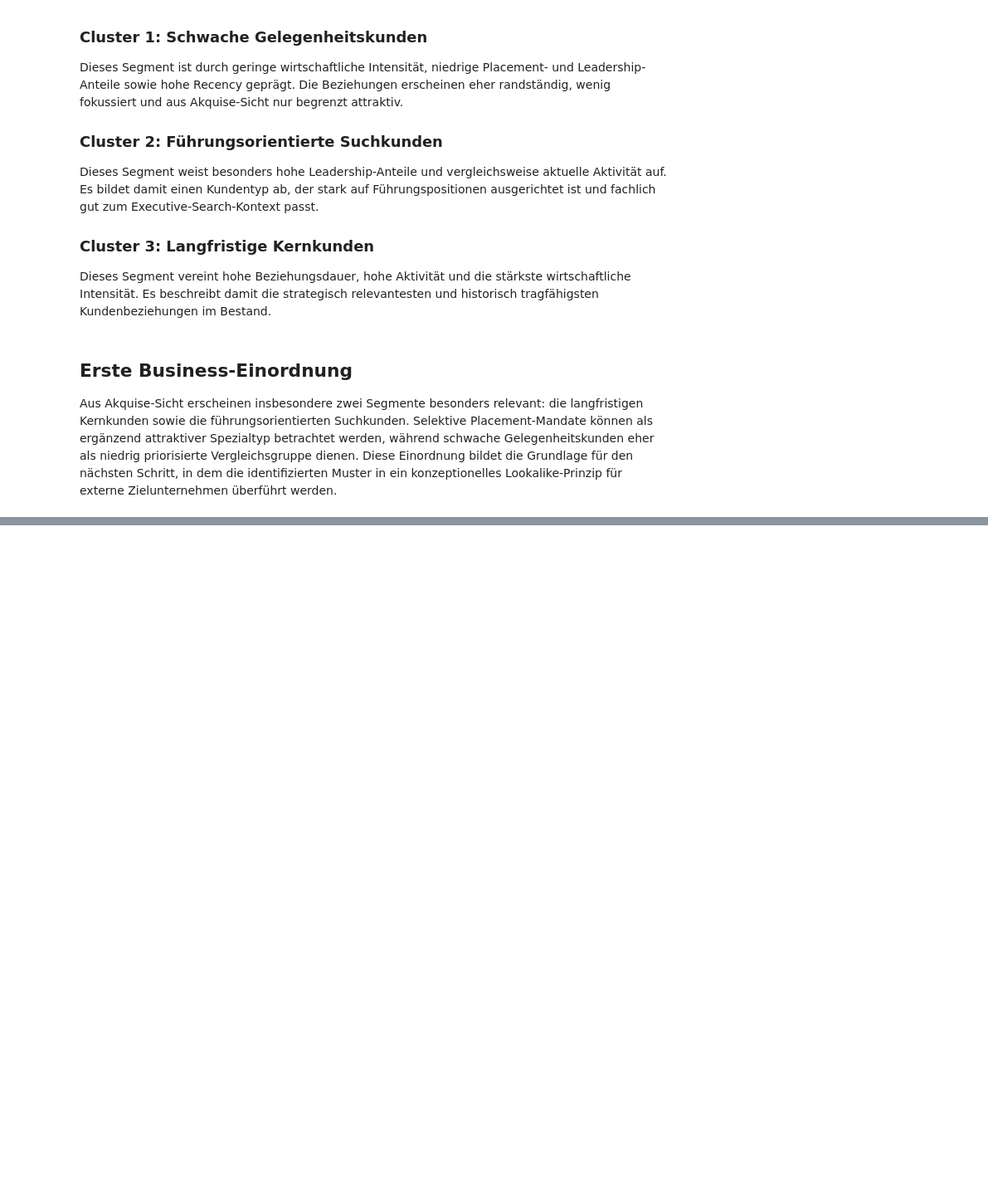
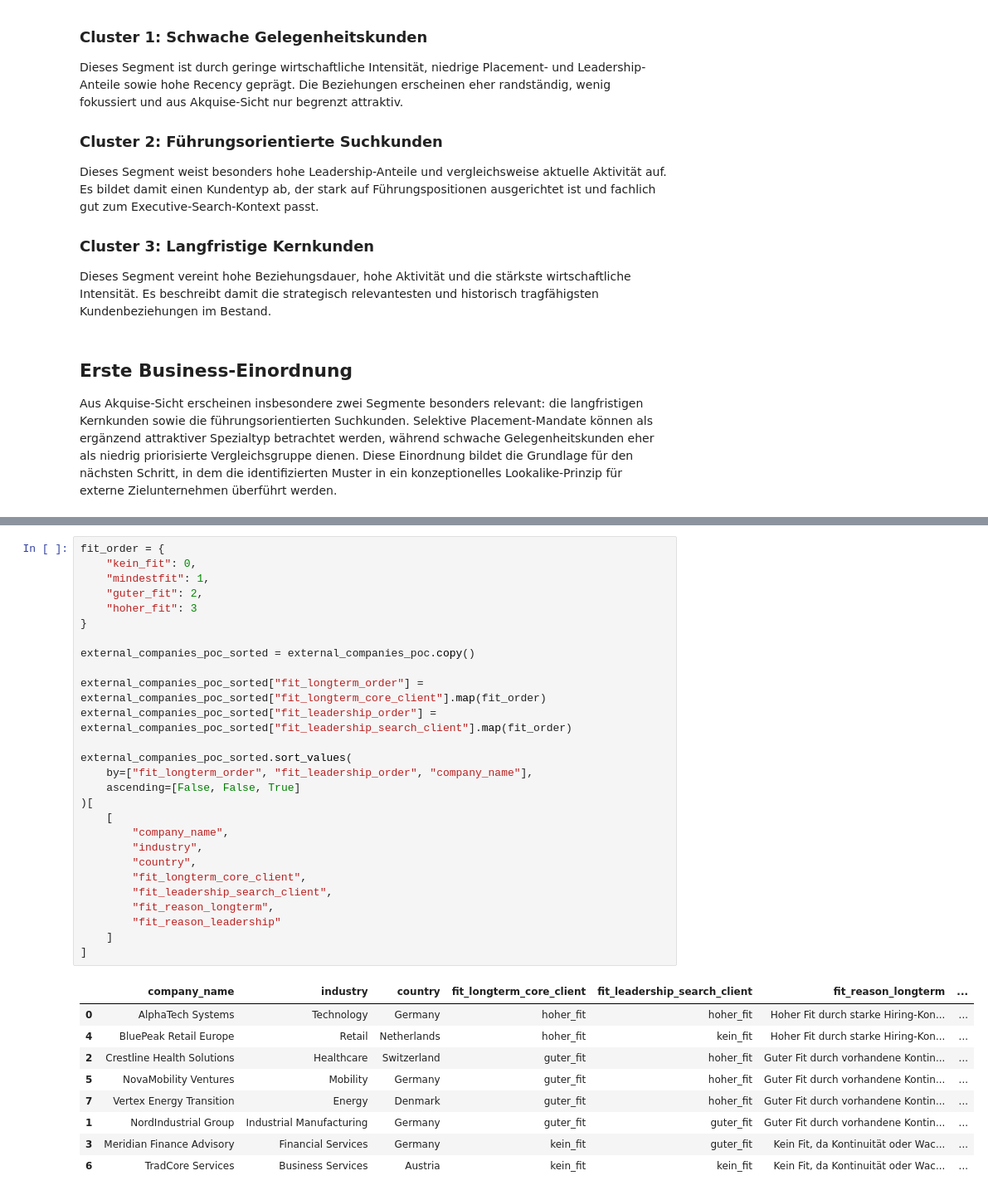
Before and after one commit to jensus-rep/data01-executive-search-analytics, a Jupyter notebook: notebooks/01_data_import_and_debitor_matrix.ipynb, the cells around one changed output, grey strips where cells are left out. Shown at 83% size. Saved outputs shown, nothing was run; the diff lists cells and outputs as text; blank space fills up the shorter version.

```diff
--- a/notebooks/01_data_import_and_debitor_matrix.ipynb
+++ b/notebooks/01_data_import_and_debitor_matrix.ipynb
@@ -2045,0 +2267,37 @@ Aus Akquise-Sicht erscheinen insbesondere zwei Segmente besonders relevant: die
+# %%
+fit_order = {
+    "kein_fit": 0,
+    "mindestfit": 1,
+    "guter_fit": 2,
+    "hoher_fit": 3
+}
+
+external_companies_poc_sorted = external_companies_poc.copy()
+
+external_companies_poc_sorted["fit_longterm_order"] = external_companies_poc_sorted["fit_longterm_core_client"].map(fit_order)
+external_companies_poc_sorted["fit_leadership_order"] = external_companies_poc_sorted["fit_leadership_search_client"].map(fit_order)
+
+external_companies_poc_sorted.sort_values(
+    by=["fit_longterm_order", "fit_leadership_order", "company_name"],
+    ascending=[False, False, True]
+)[
+    [
+        "company_name",
+        "industry",
+        "country",
+        "fit_longterm_core_client",
+        "fit_leadership_search_client",
+        "fit_reason_longterm",
+        "fit_reason_leadership"
+    ]
+]
+# %% [output]
+|  | company_name | industry | country | fit_longterm_core_client | fit_leadership_search_client | fit_reason_longterm | ... |
+| 0 | AlphaTech Systems | Technology | Germany | hoher_fit | hoher_fit | Hoher Fit durch starke Hiring-Kon... | ... |
+| 4 | BluePeak Retail Europe | Retail | Netherlands | hoher_fit | kein_fit | Hoher Fit durch starke Hiring-Kon... | ... |
+| 2 | Crestline Health Solutions | Healthcare | Switzerland | guter_fit | hoher_fit | Guter Fit durch vorhandene Kontin... | ... |
+| 5 | NovaMobility Ventures | Mobility | Germany | guter_fit | hoher_fit | Guter Fit durch vorhandene Kontin... | ... |
+| 7 | Vertex Energy Transition | Energy | Denmark | guter_fit | hoher_fit | Guter Fit durch vorhandene Kontin... | ... |
+| 1 | NordIndustrial Group | Industrial Manufacturing | Germany | guter_fit | guter_fit | Guter Fit durch vorhandene Kontin... | ... |
+| 3 | Meridian Finance Advisory | Financial Services | Germany | kein_fit | guter_fit | Kein Fit, da Kontinuität oder Wac... | ... |
+| 6 | TradCore Services | Business Services | Austria | kein_fit | kein_fit | Kein Fit, da Kontinuität oder Wac... | ... |
```
Also changed, not shown: parts of 7 cells of this notebook.
